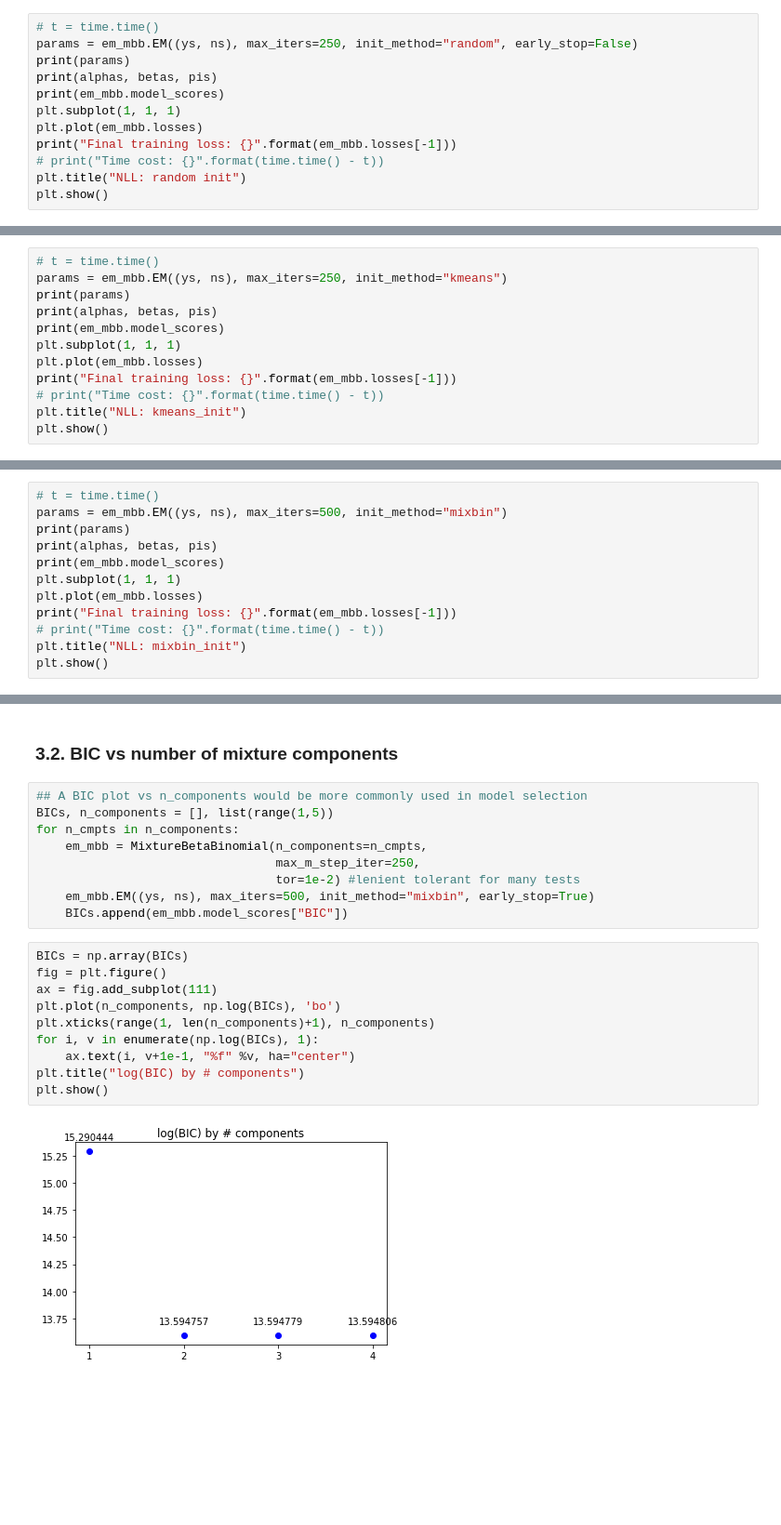
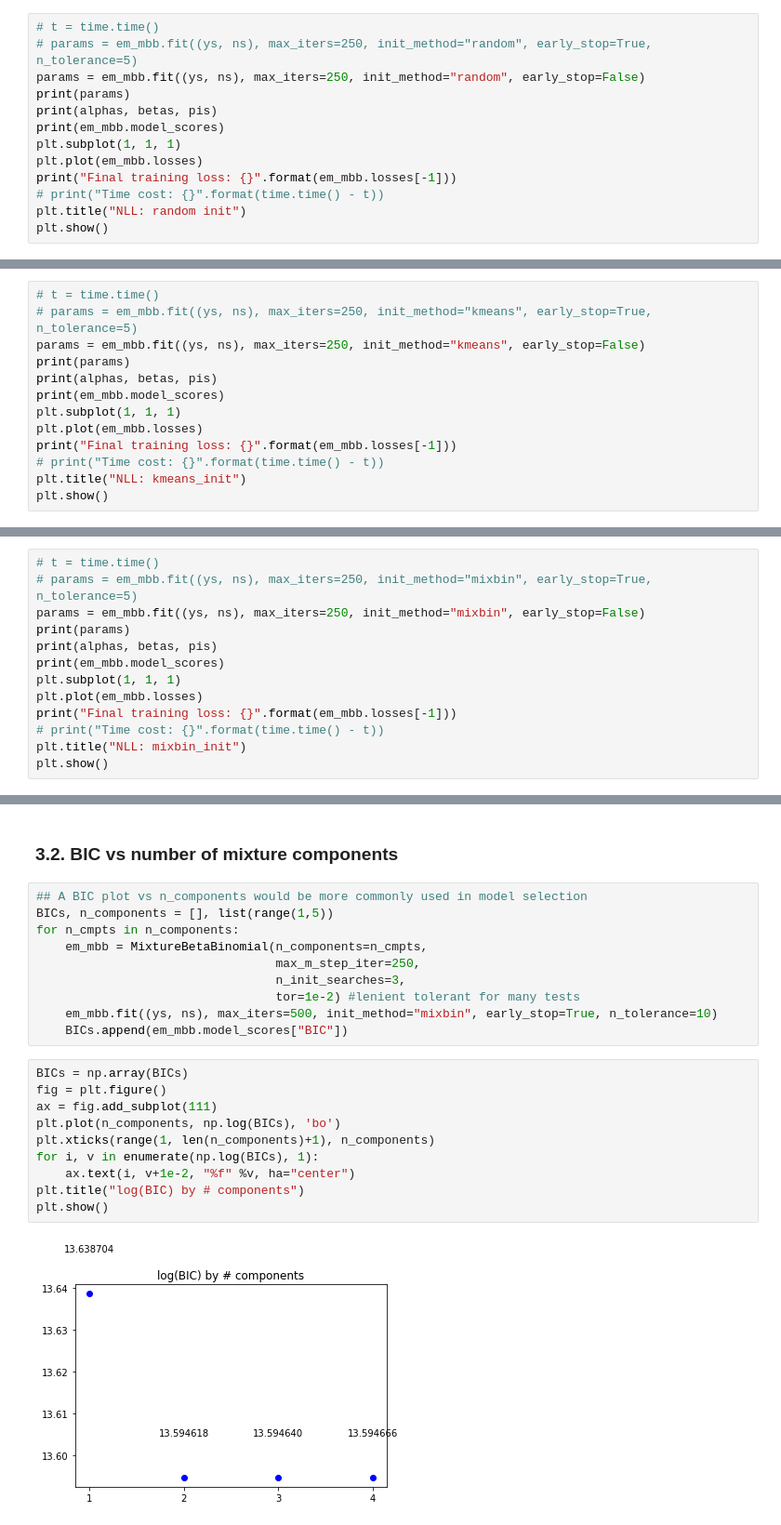
Before and after one commit to StatBiomed/BBMix, a Jupyter notebook: examples/MixtureOfBetaBin_example.ipynb, the cells around one changed output, grey strips where cells are left out. Shown: that part at 93% size. Drawn from its saved outputs; the diff is of its cells as text; blank space fills up the shorter version.

```diff
--- a/examples/MixtureOfBetaBin_example.ipynb
+++ b/examples/MixtureOfBetaBin_example.ipynb
@@ -200,7 +201,8 @@ em_mbb = MixtureBetaBinomial(
 #### 2.2.1. Random initialization
 # %%
 # t = time.time()
-params = em_mbb.EM((ys, ns), max_iters=250, init_method="random", early_stop=False)
+# params = em_mbb.fit((ys, ns), max_iters=250, init_method="random", early_stop=True, n_tolerance=5)
+params = em_mbb.fit((ys, ns), max_iters=250, init_method="random", early_stop=False)
 print(params)
 print(alphas, betas, pis)
 print(em_mbb.model_scores)
@@ -220,7 +222,8 @@ Final training loss: 400934.20384334505
 #### 2.2.2. K-means initialization
 # %%
 # t = time.time()
-params = em_mbb.EM((ys, ns), max_iters=250, init_method="kmeans")
+# params = em_mbb.fit((ys, ns), max_iters=250, init_method="kmeans", early_stop=True, n_tolerance=5)
+params = em_mbb.fit((ys, ns), max_iters=250, init_method="kmeans", early_stop=False)
 print(params)
 print(alphas, betas, pis)
 print(em_mbb.model_scores)
@@ -240,7 +243,8 @@ Final training loss: 400934.2073514261
 #### 2.2.3. Initialization with mixture of Binomial modeling
 # %%
 # t = time.time()
-params = em_mbb.EM((ys, ns), max_iters=500, init_method="mixbin")
+# params = em_mbb.fit((ys, ns), max_iters=250, init_method="mixbin", early_stop=True, n_tolerance=5)
+params = em_mbb.fit((ys, ns), max_iters=250, init_method="mixbin", early_stop=False)
 print(params)
 print(alphas, betas, pis)
 print(em_mbb.model_scores)
@@ -286,18 +290,19 @@ BICs, n_components = [], list(range(1,5))
 for n_cmpts in n_components:
     em_mbb = MixtureBetaBinomial(n_components=n_cmpts,
                                  max_m_step_iter=250,
+                                 n_init_searches=3,
                                  tor=1e-2) #lenient tolerant for many tests
-    em_mbb.EM((ys, ns), max_iters=500, init_method="mixbin", early_stop=True)
+    em_mbb.fit((ys, ns), max_iters=500, init_method="mixbin", early_stop=True, n_tolerance=10)
     BICs.append(em_mbb.model_scores["BIC"])
 # %%
 BICs = np.array(BICs)
 fig = plt.figure()
 ax = fig.add_subplot(111)
 plt.plot(n_components, np.log(BICs), 'bo')
 plt.xticks(range(1, len(n_components)+1), n_components)
 for i, v in enumerate(np.log(BICs), 1):
-    ax.text(i, v+1e-1, "%f" %v, ha="center")
+    ax.text(i, v+1e-2, "%f" %v, ha="center")
 plt.title("log(BIC) by # components")
 plt.show()
 # %% [output]
-[figure, old version]
+[figure, new version]
```
Also changed, not shown: parts of 7 cells of this notebook, 3 other files.
